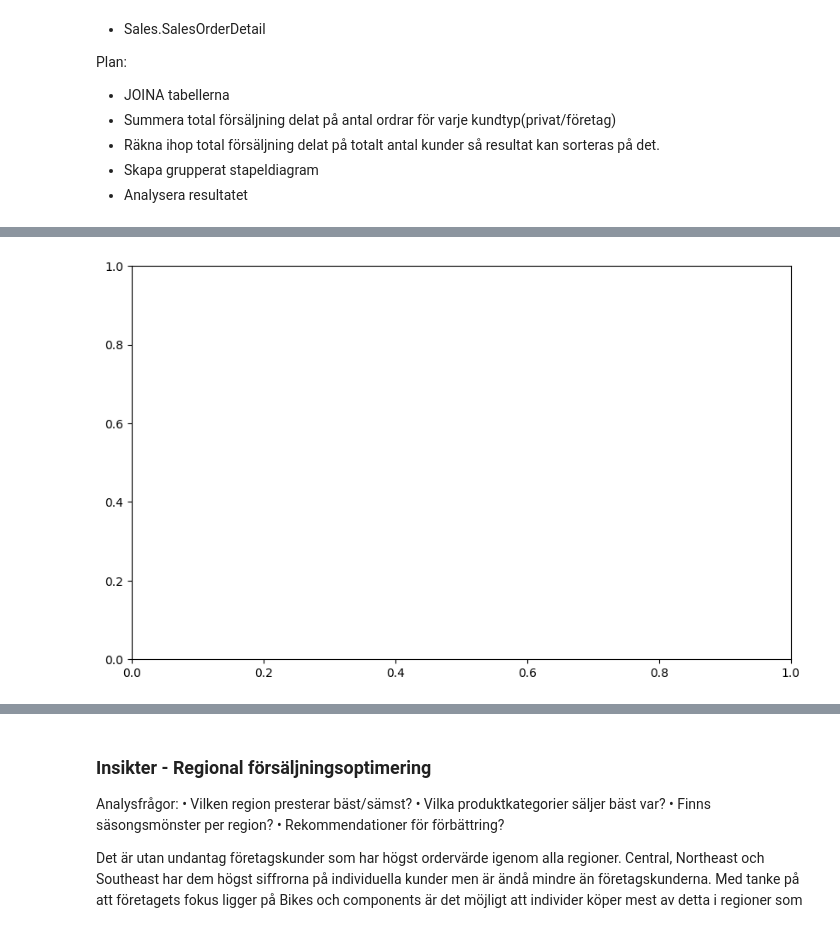
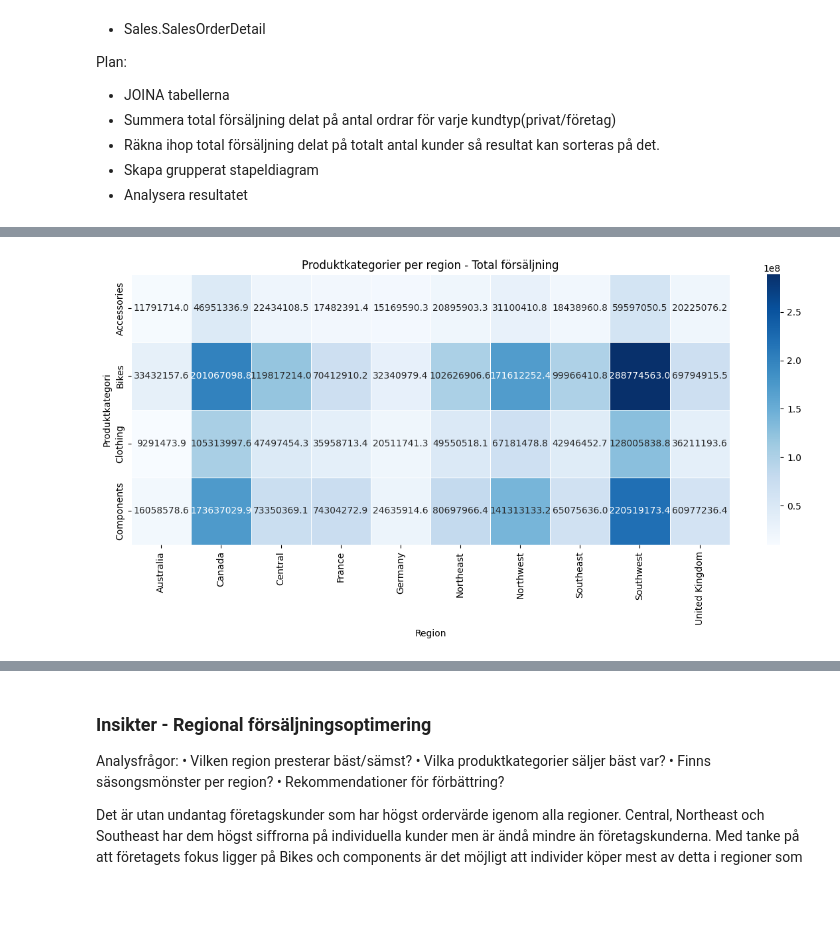
Before and after one commit to emanuelssonlinnea-rgb/SQL_Examinerande_Uppgift, a Jupyter notebook: notebooks/analys.ipynb, the cells around one changed output, grey strips where cells are left out. Saved outputs shown, nothing was run; the diff lists cells and outputs as text; code cells hidden in the pictures; blank space fills up the shorter version.

Commit message:
VG charts done

```diff
--- a/notebooks/analys.ipynb
+++ b/notebooks/analys.ipynb
@@ -552,7 +553,7 @@ Plan:
 - Skapa grupperat stapeldiagram
 - Analysera resultatet
 # %%
-#Vilken region presterar bäst/sämst? -> grupperat stapeldiagram
+#Vilken region presterar bäst/sämst? -> stapeldiagram
 
 query_vis8 = """
 SELECT
@@ -572,16 +573,21 @@ fig, ax = plt.subplots(figsize=(10,6))
 bars = ax.bar(df_vis8['Regions'], df_vis8['TotalSales'], color= 'steelblue', alpha=0.8)
 
 ax.yaxis.set_major_formatter(ticker.FuncFormatter(lambda x, p: f'{int(x):,}'))
+fig.autofmt_xdate(rotation=65)
 
 for bar in bars:
     height = bar.get_height()
     ax.text(
         bar.get_x() + bar.get_width()/2,
         height,
-        f'{int(height)}',
+        f'{int(height):,}',
         ha='center',
-        va='bottom'
+        va='bottom',
+        fontsize=8,
+        rotation=65
     )
+
+
 
 ax.set_xlabel('Region', fontsize=12)
 ax.set_ylabel('Försäljning', fontsize=12)
@@ -615,41 +621,78 @@ ORDER BY TotalSales;
 """
 df_vis9 = query_df(query_vis9)
 
+pivot = df_vis9.pivot(index="CategoryName", columns="Regions", values="TotalSales")
 
-fig, ax1 = plt.subplots(figsize=(10,6))
+fig, ax = plt.subplots(figsize=(12,6))
 
-df = df_vis9[['TotalSales']] # need to add more!
-df_values = df
+sns.heatmap(
+    pivot,
+    annot=True,
+    linewidth=.5,
+    fmt=".1f",
+    cmap="Blues")
 
-
-
-
-
-
-
-
-
-
-
-
-
-
+plt.title("Produktkategorier per region - Total försäljning")
+plt.xlabel("Region")
+plt.ylabel("Produktkategori")
+plt.tight_layout()
+plt.show()
 
 
 
 #----------------------------------------------------------------------
 #Finns säsongsmönster per region? -> linjediagram säsongsmönster
 
+query_vis10 = """
+SELECT
+    st.Name AS Region,
+    CAST(FORMAT(soh.OrderDate, 'yyyy-MM-01') AS date) AS MonthStart,
+    SUM(soh.TotalDue) AS TotalSales
+FROM Sales.SalesOrderHeader soh
+INNER JOIN Sales.SalesTerritory st
+    ON soh.TerritoryID = st.TerritoryID
+GROUP BY
+    st.Name,
+    FORMAT(soh.OrderDate, 'yyyy-MM-01')
+ORDER BY
+    st.Name,
+    MonthStart;
+"""
+df_vis10 = query_df(query_vis10)
 
 
+fig, ax = plt.subplots(figsize=(16,6))
 
 
+for region, group in df_vis10.groupby("Region"):
+    ax.plot(
+        group["MonthStart"],
+        group["TotalSales"],
+        marker='o',
+        linestyle='-',
+        alpha=0.8,
+        label=region
+    )
 
 
+ax.xaxis.set_major_locator(mdates.MonthLocator(interval=1))
+ax.xaxis.set_major_formatter(mdates.DateFormatter('%b %Y'))
+fig.autofmt_xdate(rotation=65)
 
+ax.yaxis.set_major_formatter(ticker.FuncFormatter(lambda x, p: f'{int(x):,}'))
 
+ax.grid(True, linestyle='--', alpha=0.5)
+ax.set_xlabel('Månader', fontsize=12)
+ax.set_ylabel('Total försäljning', fontsize=12)
+ax.set_title('Säsongstrend per region', fontsize=14, fontweight = 'bold')
 
+avg_sales = df_vis10['TotalSales'].mean()
+ax.axhline(avg_sales, color='gray', linestyle='--', linewidth=1, label='Genomsnitt')
 
+ax.legend()
+
+plt.tight_layout()
+plt.show()
 
 #----------------------------------------------------------------------
 #Rekommendationer för förbättring? -> Minst 1 pivot tables i pandas för att analysera data från olika vinklar
@@ -675 +701 @@ df_values = df
-[figure, old version]
+[figure, new version]
```
Also changed, not shown: parts of 2 cells of this notebook.
